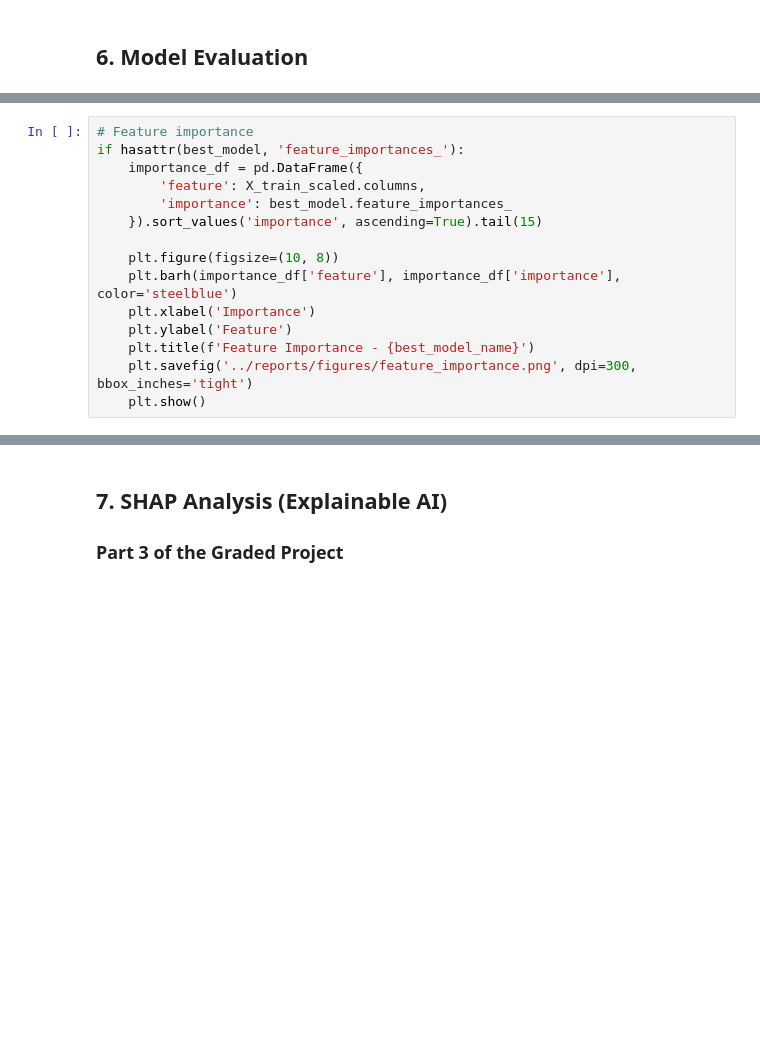
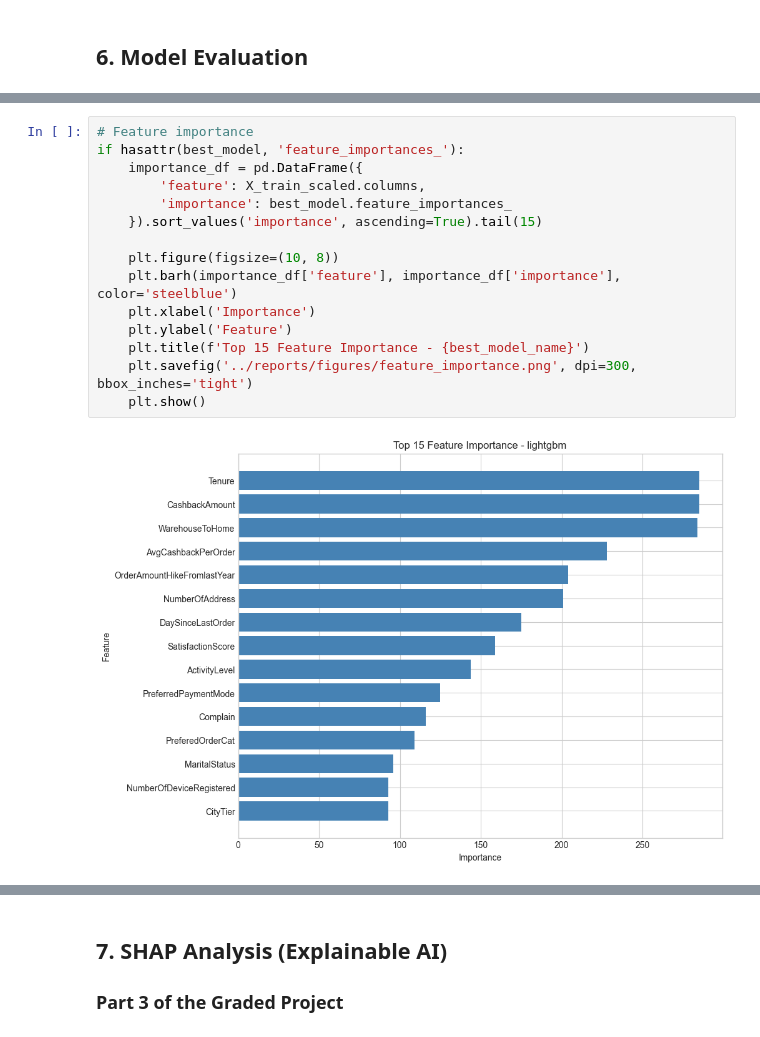
Before and after one commit to EbotFabien/retailgenius-churn-prediction, a Jupyter notebook: notebooks/01_churn_prediction_complete.ipynb, the cells around one changed output, grey strips where cells are left out. Cells and saved outputs as stored; diff of their text form; blank space fills up the shorter version.

```diff
--- a/notebooks/01_churn_prediction_complete.ipynb
+++ b/notebooks/01_churn_prediction_complete.ipynb
@@ -424,15 +600,17 @@ plt.show()
 # %%
 # Feature importance
 if hasattr(best_model, 'feature_importances_'):
     importance_df = pd.DataFrame({
         'feature': X_train_scaled.columns,
         'importance': best_model.feature_importances_
     }).sort_values('importance', ascending=True).tail(15)
 
     plt.figure(figsize=(10, 8))
     plt.barh(importance_df['feature'], importance_df['importance'], color='steelblue')
     plt.xlabel('Importance')
     plt.ylabel('Feature')
-    plt.title(f'Feature Importance - {best_model_name}')
+    plt.title(f'Top 15 Feature Importance - {best_model_name}')
     plt.savefig('../reports/figures/feature_importance.png', dpi=300, bbox_inches='tight')
     plt.show()
+# %% [output]
+[figure, added]
```
Also changed, not shown: parts of 36 cells of this notebook.
